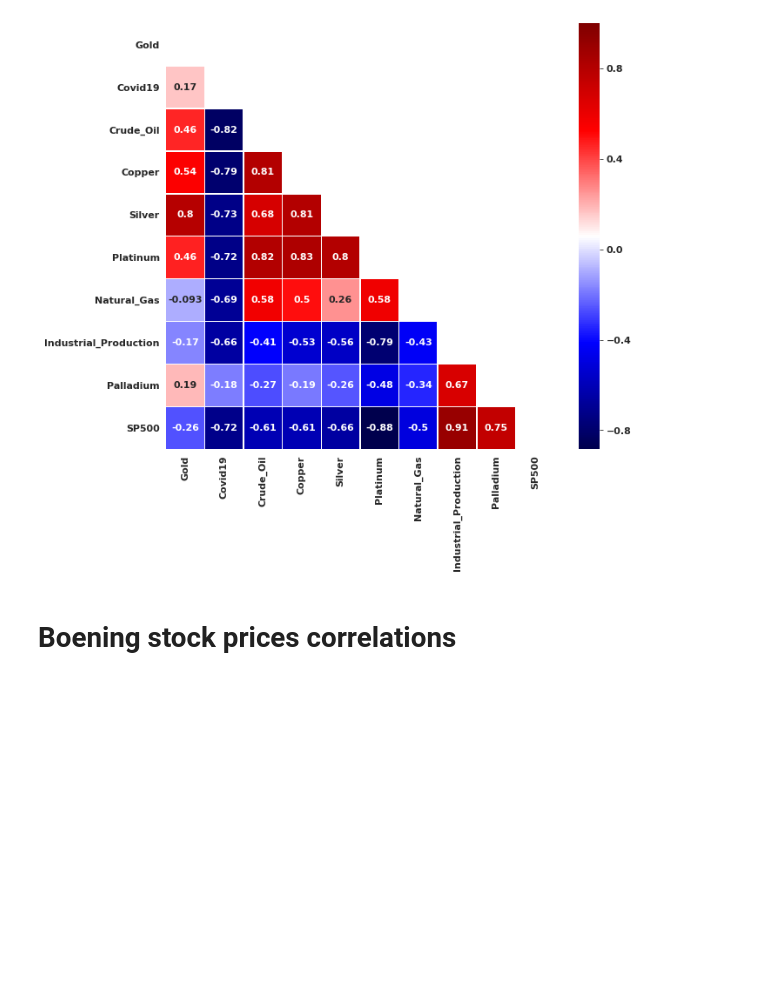
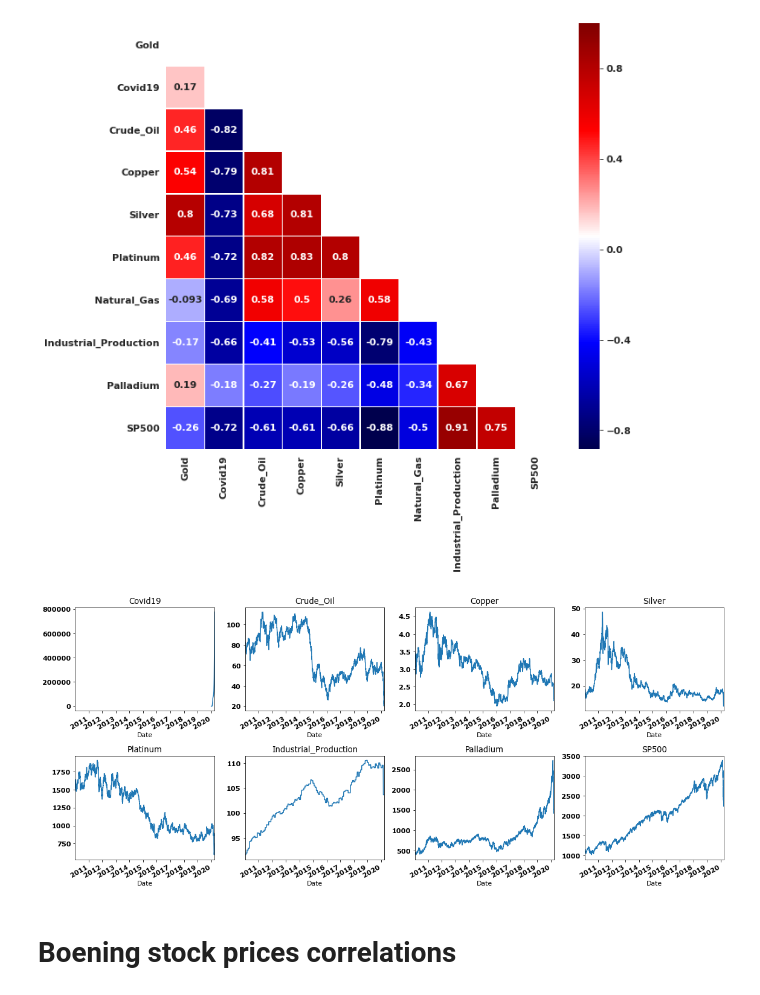
Before and after one commit to azagorowski/Analysis-and-forecast-of-stock-exchange-price-based-on-selected-indicators-using-machine-learning, a Jupyter notebook: scripts/Correlations2.ipynb, the cells around one changed output. Saved outputs shown, nothing was run; the diff lists cells and outputs as text; code cells hidden in the pictures; blank space fills up the shorter version.

```diff
--- a/scripts/Correlations2.ipynb
+++ b/scripts/Correlations2.ipynb
@@ -97,6 +102,37 @@ df.corr()
 | Palladium | 0.186781 | -0.179127 | -0.271204 | -0.189316 | -0.256601 | -0.479912 | -0.341965 | 0.669226 | 1.000000 | ... |
 | SP500 | -0.260548 | -0.719717 | -0.609251 | -0.607067 | -0.656352 | -0.884241 | -0.500309 | 0.908460 | 0.752508 | ... |
 [figure]
+# %%
+fig, ((ax1, ax2 ,ax3, ax4), (ax5, ax6,ax7,ax8)) = plt.subplots(nrows=2, ncols=4, sharex=False, sharey=False, figsize=(16,7))
+
+# Subplots
+df.plot(x='Date', y='Covid19', legend=False, ax=ax1)
+ax1.set_title("Covid19")
+
+df.plot(x='Date', y='Crude_Oil', legend=False, ax=ax2)
+ax2.set_title("Crude_Oil")
+
+df.plot(x='Date', y='Copper', legend=False, ax=ax3)
+ax3.set_title("Copper")
+
+df.plot(x='Date', y='Silver', legend=False, ax=ax4)
+ax4.set_title("Silver")
+
+df.plot(x='Date', y='Platinum', legend=False, ax=ax5)
+ax5.set_title("Platinum")
+
+df.plot(x='Date', y='Industrial_Production', legend=False, ax=ax6)
+ax6.set_title("Industrial_Production")
+
+df.plot(x='Date', y='Palladium', legend=False, ax=ax7)
+ax7.set_title("Palladium")
+
+df.plot(x='Date', y='SP500', legend=False, ax=ax8)
+ax8.set_title("SP500")
+# If you don't do tight_layout() you'll have weird overlaps
+plt.tight_layout()
+# %% [output]
+[figure, added]
 # %% [markdown]
 # Boening stock prices correlations
 # %%
```
Also changed, not shown: parts of 2 cells of this notebook, 1 other file.
